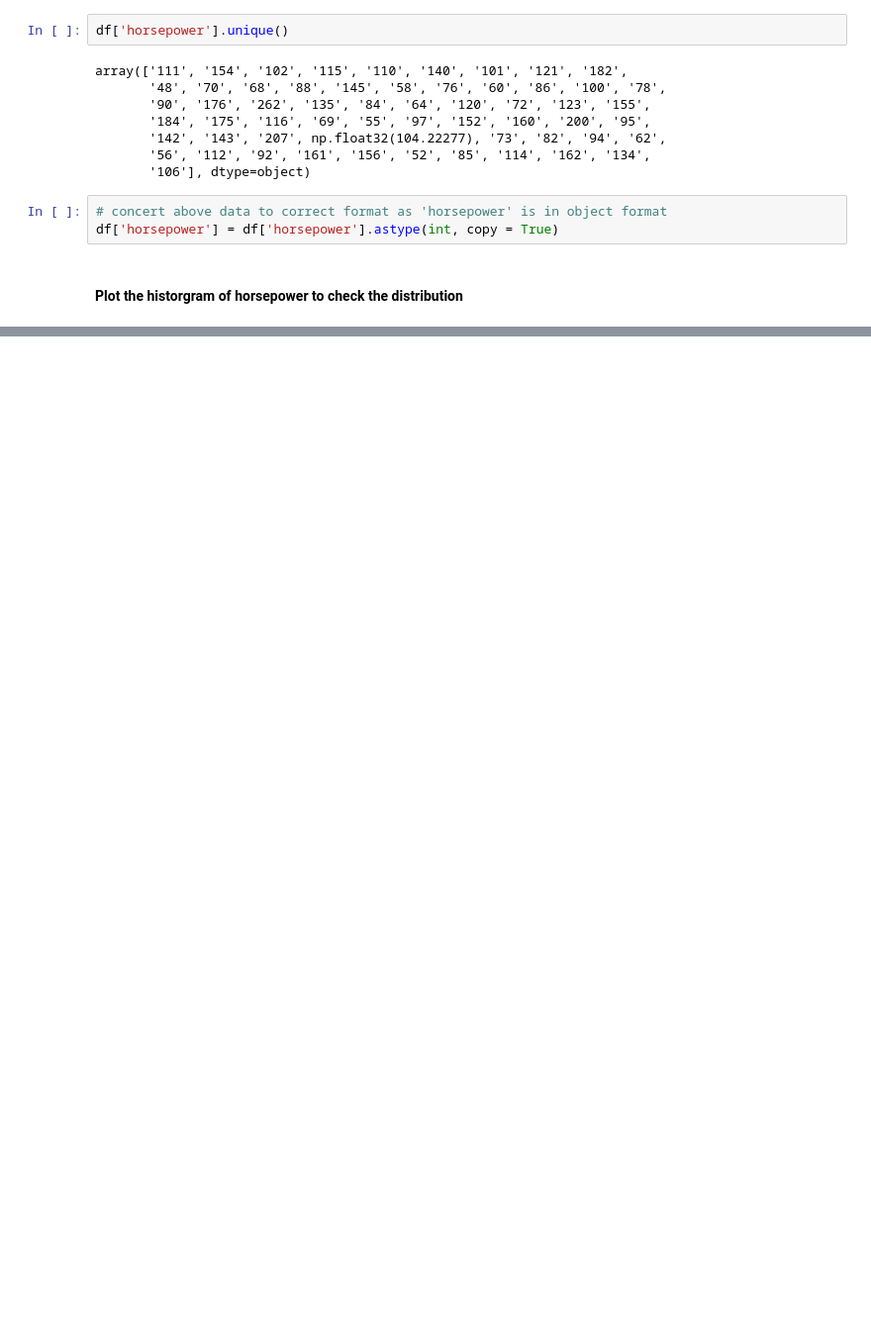
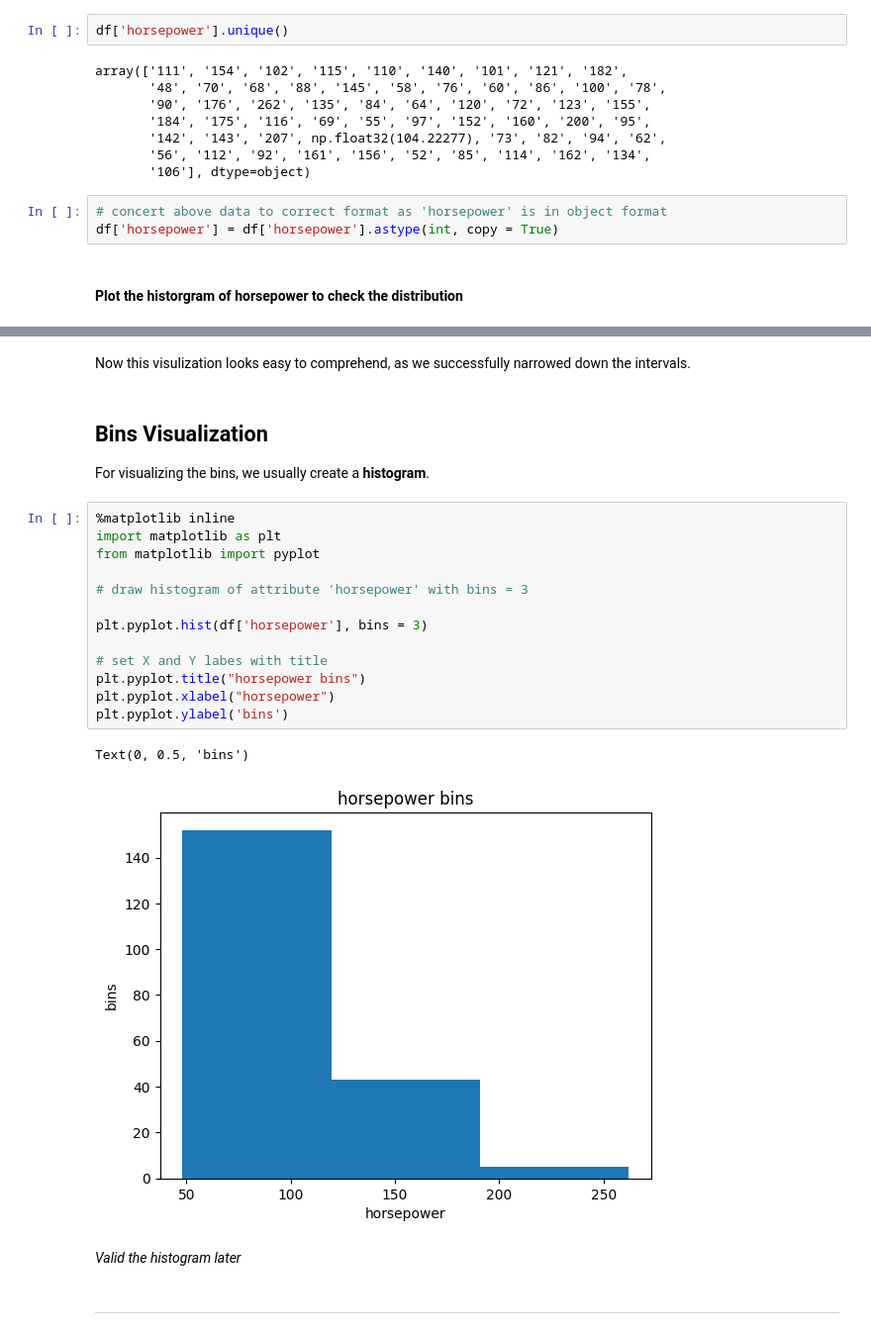
Before and after one commit to ghatanisuresh/DataScience_tutorial, a Jupyter notebook: Data-Wrangling/Automobile-Data-Wrangling-Demo.ipynb, the cells around one changed output, grey strips where cells are left out. Shown at 99% size. Cells and saved outputs as stored; diff of their text form; blank space fills up the shorter version.

```diff
--- a/Data-Wrangling/Automobile-Data-Wrangling-Demo.ipynb
+++ b/Data-Wrangling/Automobile-Data-Wrangling-Demo.ipynb
@@ -871,0 +906,26 @@ df[['horsepower', 'horsepower-binned']].head(20)
+# %% [markdown]
+Now this visulization looks easy to comprehend, as we successfully narrowed down the intervals.
+# %% [markdown]
+## Bins Visualization
+
+For visualizing the bins, we usually create a __histogram__.
+# %%
+%matplotlib inline
+import matplotlib as plt
+from matplotlib import pyplot
+
+# draw histogram of attribute 'horsepower' with bins = 3
+
+plt.pyplot.hist(df['horsepower'], bins = 3)
+
+# set X and Y labes with title
+plt.pyplot.title("horsepower bins")
+plt.pyplot.xlabel("horsepower")
+plt.pyplot.ylabel('bins')
+# %% [output]
+Text(0, 0.5, 'bins')
+[figure, added]
+# %% [markdown]
+_Valid the histogram later_
+# %% [markdown]
+*************************************************************************************************
```
Also changed, not shown: parts of 30 cells of this notebook, 1 other file.
